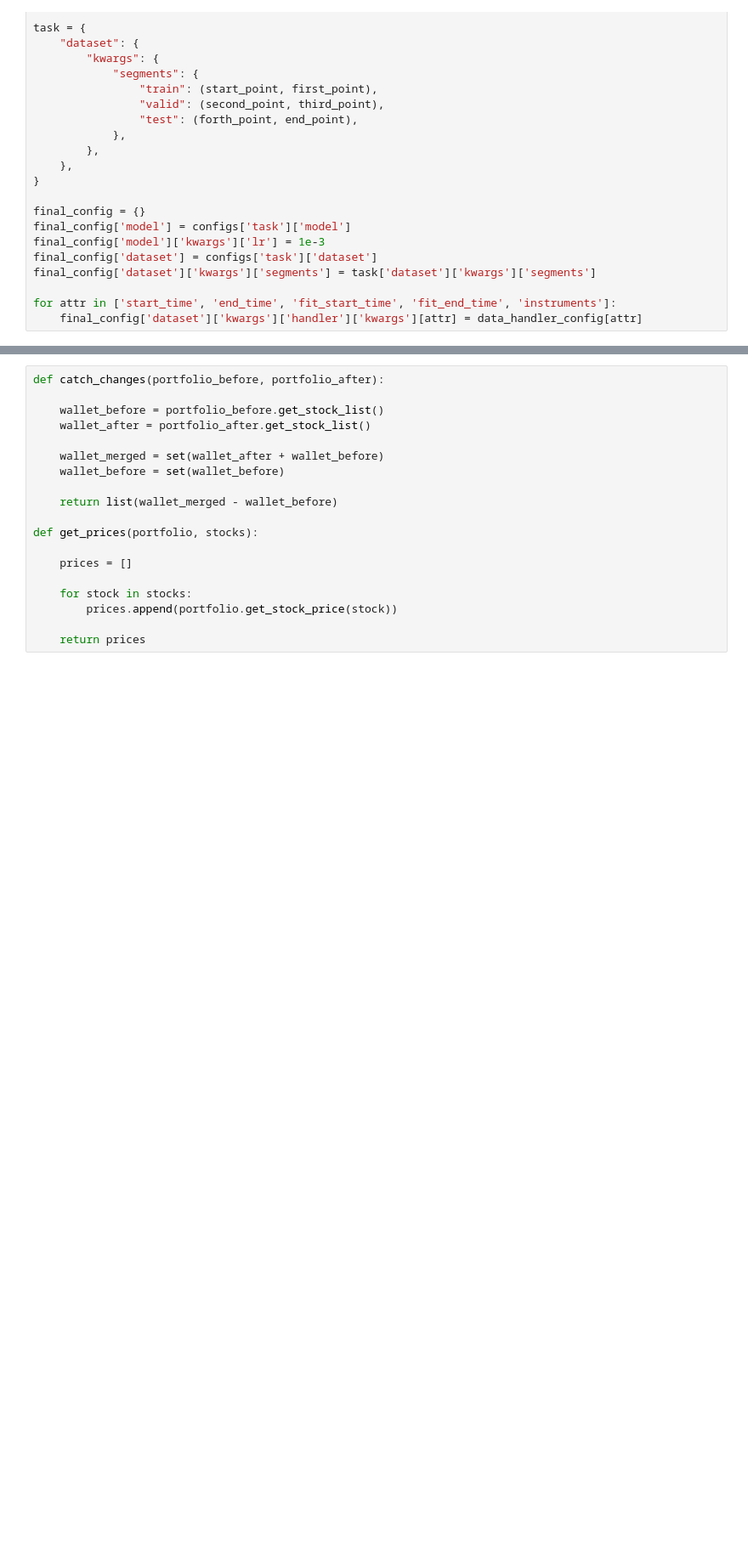
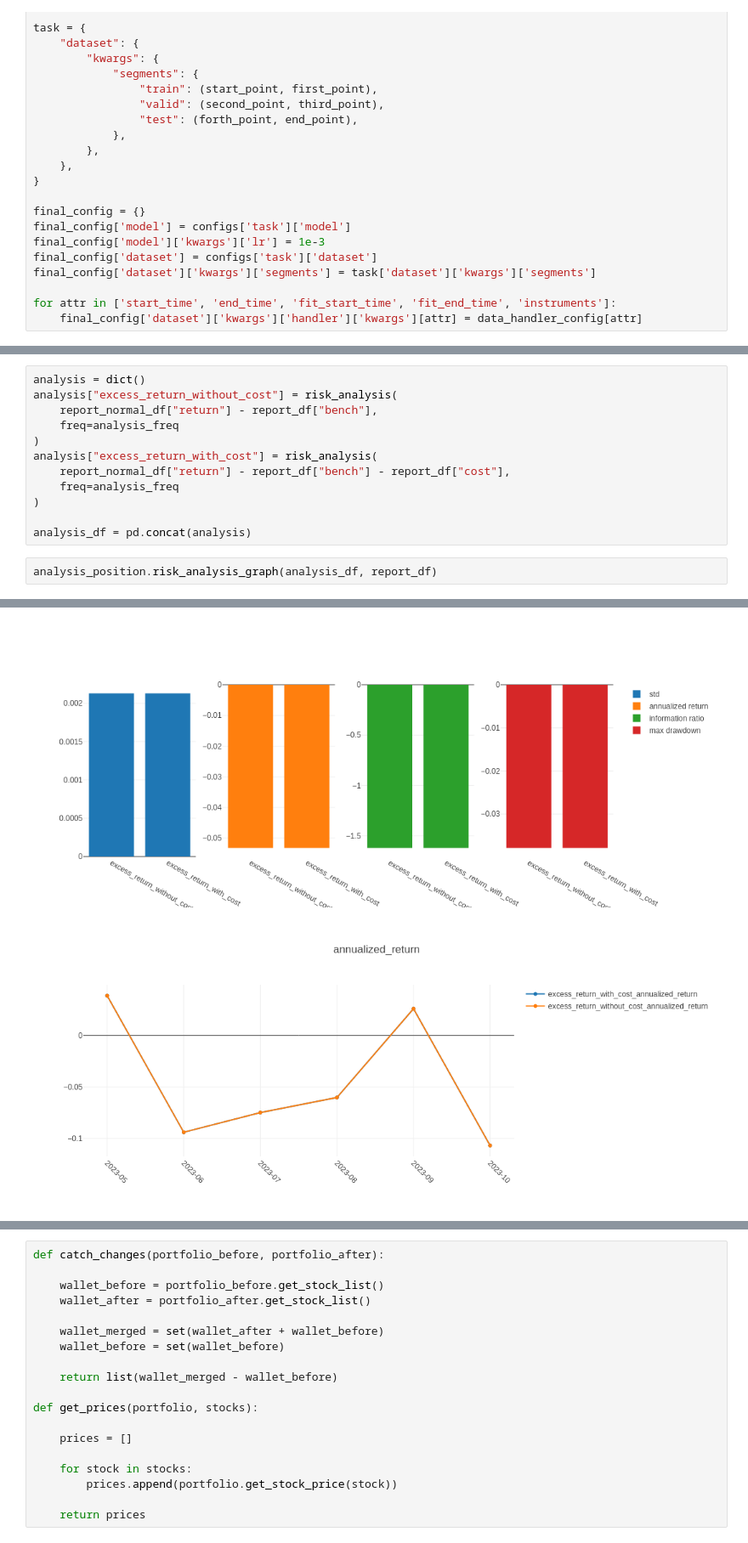
Before and after one commit to incllude/QBotForStocks, a Jupyter notebook: model_training.ipynb, the cells around one changed output, grey strips where cells are left out. Shown at 85% size. Cells and saved outputs as stored; diff of their text form; blank space fills up the shorter version.

```diff
--- a/model_training.ipynb
+++ b/model_training.ipynb
@@ -277,0 +284,15 @@ sns.relplot(data=report_normal_df, x='datetime', y='account', kind='line', aspec
+# %%
+analysis = dict()
+analysis["excess_return_without_cost"] = risk_analysis(
+    report_normal_df["return"] - report_df["bench"],
+    freq=analysis_freq
+)
+analysis["excess_return_with_cost"] = risk_analysis(
+    report_normal_df["return"] - report_df["bench"] - report_df["cost"],
+    freq=analysis_freq
+)
+
+analysis_df = pd.concat(analysis)
+# %%
+analysis_position.risk_analysis_graph(analysis_df, report_df)
+# %% [output]
@@ -277,0 +300,2 @@ sns.relplot(data=report_normal_df, x='datetime', y='account', kind='line', aspec
+[figure, added]
+[figure, added]
```
Also changed, not shown: parts of 11 cells of this notebook, 1 other file.
